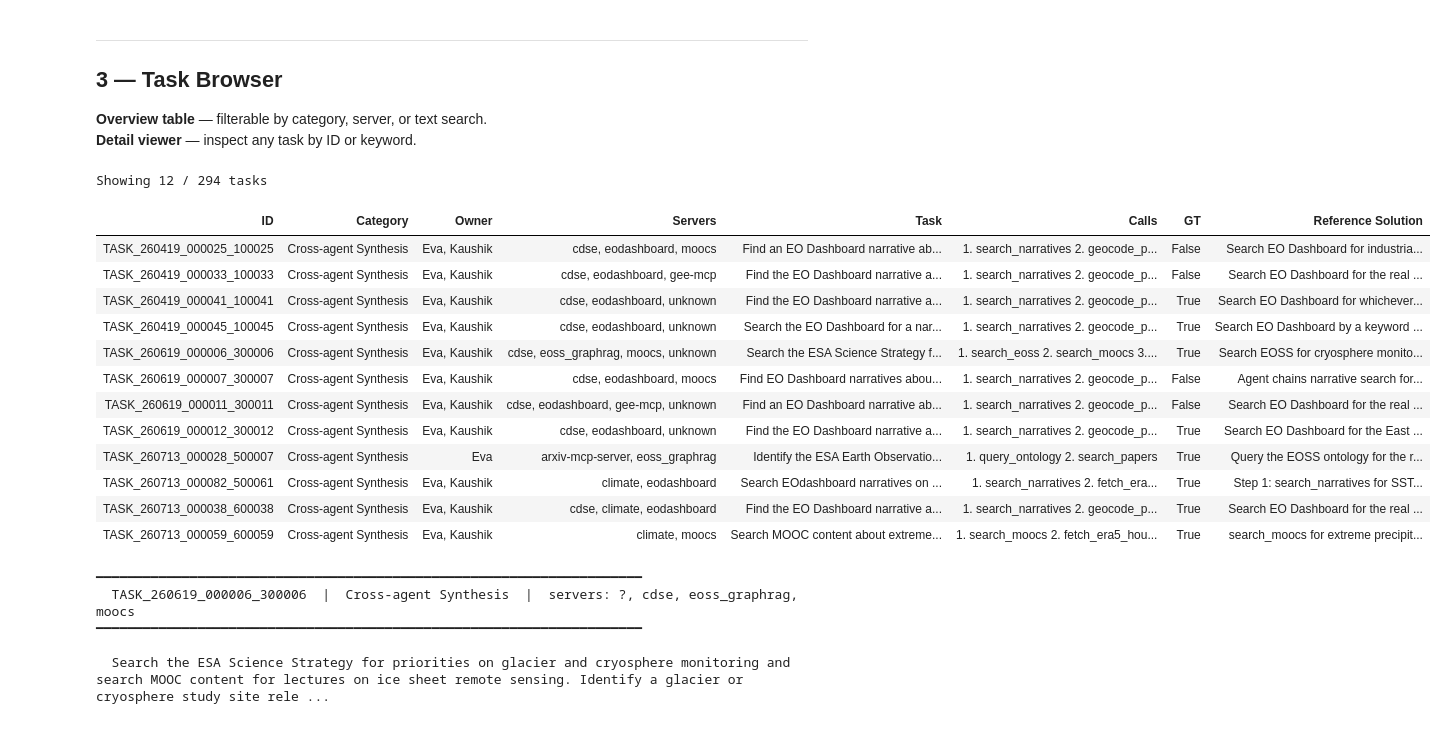
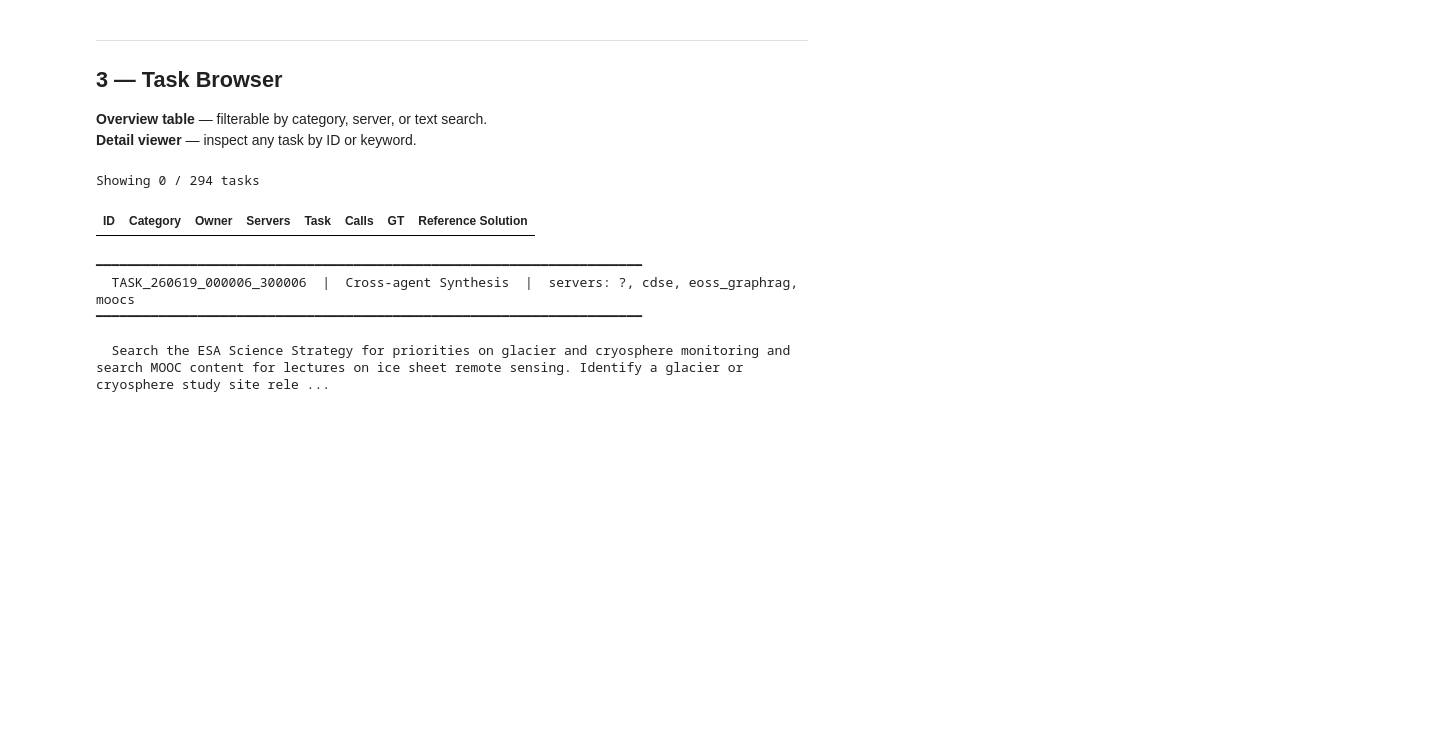
Before and after one commit to Riccardo7-DS/agenticeoecosystem, a Jupyter notebook: notebooks/BenchmarkCoverage.ipynb, the cells around one changed output. Cells and saved outputs as stored; diff of their text form; code cells hidden in the pictures; blank space fills up the shorter version.

```diff
--- a/notebooks/BenchmarkCoverage.ipynb
+++ b/notebooks/BenchmarkCoverage.ipynb
@@ -390,51 +390,35 @@ def show_overview(category=None, server=None, owner=None, text=None, ids=None):
         .set_properties(subset=["ID"], **{
             "font-family": "monospace", "font-size": "10px", "white-space": "nowrap",
         })
         .set_properties(subset=["Servers"], **{
             "font-size": "10px", "white-space": "nowrap", "color": "#555",
         })
         .set_properties(subset=["Category"], **{"white-space": "nowrap"})
         .set_properties(subset=["GT"], **{"white-space": "nowrap", "text-align": "center"})
         .set_caption(f"Showing {len(display_df)} / {len(df)} tasks")
         .set_table_styles([
             {"selector": "caption", "props": [("font-size", "12px"), ("font-weight", "bold"),
              ("text-align", "left"), ("padding-bottom", "6px")]},
             {"selector": "td", "props": [("font-size", "11px"), ("vertical-align", "top"),
              ("padding", "5px 10px")]},
             {"selector": "th", "props": [("font-size", "11px"), ("white-space", "nowrap"),
              ("text-align", "left"), ("padding", "5px 10px")]},
         ])
         .hide(axis="index")
     )
     display(styled_view)
 
 # ── Filters — edit these and re-run the cell ──────────────────────────────
 FILTER_CATEGORY = None          # e.g. "Tool Grounding"
 FILTER_SERVER   = None          # e.g. "moocs"
 FILTER_OWNER    = None          # "Eva", "Kaushik", "Riccardo", or None for all
 FILTER_TEXT     = None          # e.g. "SAR"
-FILTER_ID       =   ["TASK_260419_000025_100025",  "TASK_260419_000041_100041",
- "TASK_260419_000045_100045", "TASK_260619_000006_300006",  "TASK_260619_000007_300007", "TASK_260619_000011_300011",
- "TASK_260619_000012_300012", "TASK_260713_000082_500061", "TASK_260713_000021_600021", "TASK_260713_000038_600038",
- "TASK_260713_000059_600059", "TASK_260419_000033_100033", "TASK_260419_000041_100041", "TASK_260619_000006_300006",
- "TASK_260619_000007_300007", "TASK_260713_000028_500007"]
+FILTER_ID       =  ["300001", "300003", "200001", "200002", "200003", "200004", "200006", "200007", "500020", "500022", "500023", "500025", "500026", "500030", "50003"]
 
 show_overview(FILTER_CATEGORY, FILTER_SERVER, FILTER_OWNER, FILTER_TEXT, FILTER_ID)
 # %% [output]
-Showing 12 / 294 tasks
+Showing 0 / 294 tasks
 | ID | Category | Owner | Servers | Task | Calls | GT | Reference Solution |
-| TASK_260419_000025_100025 | Cross-agent Synthesis | Eva, Kaushik | cdse, eodashboard, moocs | Find an EO Dashboard narrative ab... | 1. search_narratives 2. geocode_p... | False | Search EO Dashboard for industria... |
-| TASK_260419_000033_100033 | Cross-agent Synthesis | Eva, Kaushik | cdse, eodashboard, gee-mcp | Find the EO Dashboard narrative a... | 1. search_narratives 2. geocode_p... | False | Search EO Dashboard for the real ... |
-| TASK_260419_000041_100041 | Cross-agent Synthesis | Eva, Kaushik | cdse, eodashboard, unknown | Find the EO Dashboard narrative a... | 1. search_narratives 2. geocode_p... | True | Search EO Dashboard for whichever... |
-| TASK_260419_000045_100045 | Cross-agent Synthesis | Eva, Kaushik | cdse, eodashboard, unknown | Search the EO Dashboard for a nar... | 1. search_narratives 2. geocode_p... | True | Search EO Dashboard by a keyword ... |
-| TASK_260619_000006_300006 | Cross-agent Synthesis | Eva, Kaushik | cdse, eoss_graphrag, moocs, unknown | Search the ESA Science Strategy f... | 1. search_eoss 2. search_moocs 3.... | True | Search EOSS for cryosphere monito... |
-| TASK_260619_000007_300007 | Cross-agent Synthesis | Eva, Kaushik | cdse, eodashboard, moocs | Find EO Dashboard narratives abou... | 1. search_narratives 2. geocode_p... | False | Agent chains narrative search for... |
-| TASK_260619_000011_300011 | Cross-agent Synthesis | Eva, Kaushik | cdse, eodashboard, gee-mcp, unknown | Find an EO Dashboard narrative ab... | 1. search_narratives 2. geocode_p... | False | Search EO Dashboard for the real ... |
-| TASK_260619_000012_300012 | Cross-agent Synthesis | Eva, Kaushik | cdse, eodashboard, unknown | Find the EO Dashboard narrative a... | 1. search_narratives 2. geocode_p... | True | Search EO Dashboard for the East ... |
-| TASK_260713_000028_500007 | Cross-agent Synthesis | Eva | arxiv-mcp-server, eoss_graphrag | Identify the ESA Earth Observatio... | 1. query_ontology 2. search_papers | True | Query the EOSS ontology for the r... |
-| TASK_260713_000082_500061 | Cross-agent Synthesis | Eva, Kaushik | climate, eodashboard | Search EOdashboard narratives on ... | 1. search_narratives 2. fetch_era... | True | Step 1: search_narratives for SST... |
-| TASK_260713_000038_600038 | Cross-agent Synthesis | Eva, Kaushik | cdse, climate, eodashboard | Find the EO Dashboard narrative a... | 1. search_narratives 2. geocode_p... | True | Search EO Dashboard for the real ... |
-| TASK_260713_000059_600059 | Cross-agent Synthesis | Eva, Kaushik | climate, moocs | Search MOOC content about extreme... | 1. search_moocs 2. fetch_era5_hou... | True | search_moocs for extreme precipit... |
 # %%
 
 
```
Also changed, not shown: parts of 1 cell of this notebook, 41 other files.
